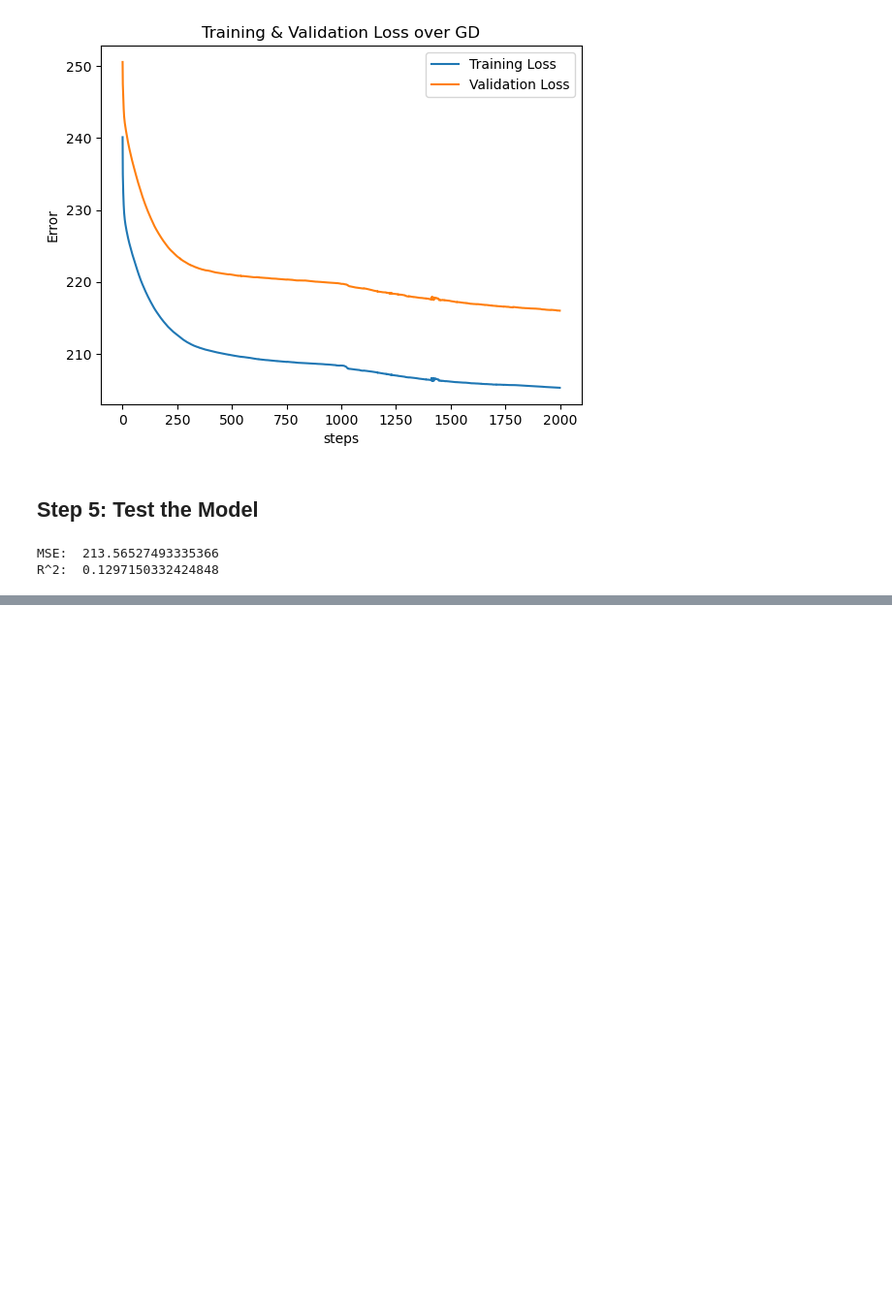
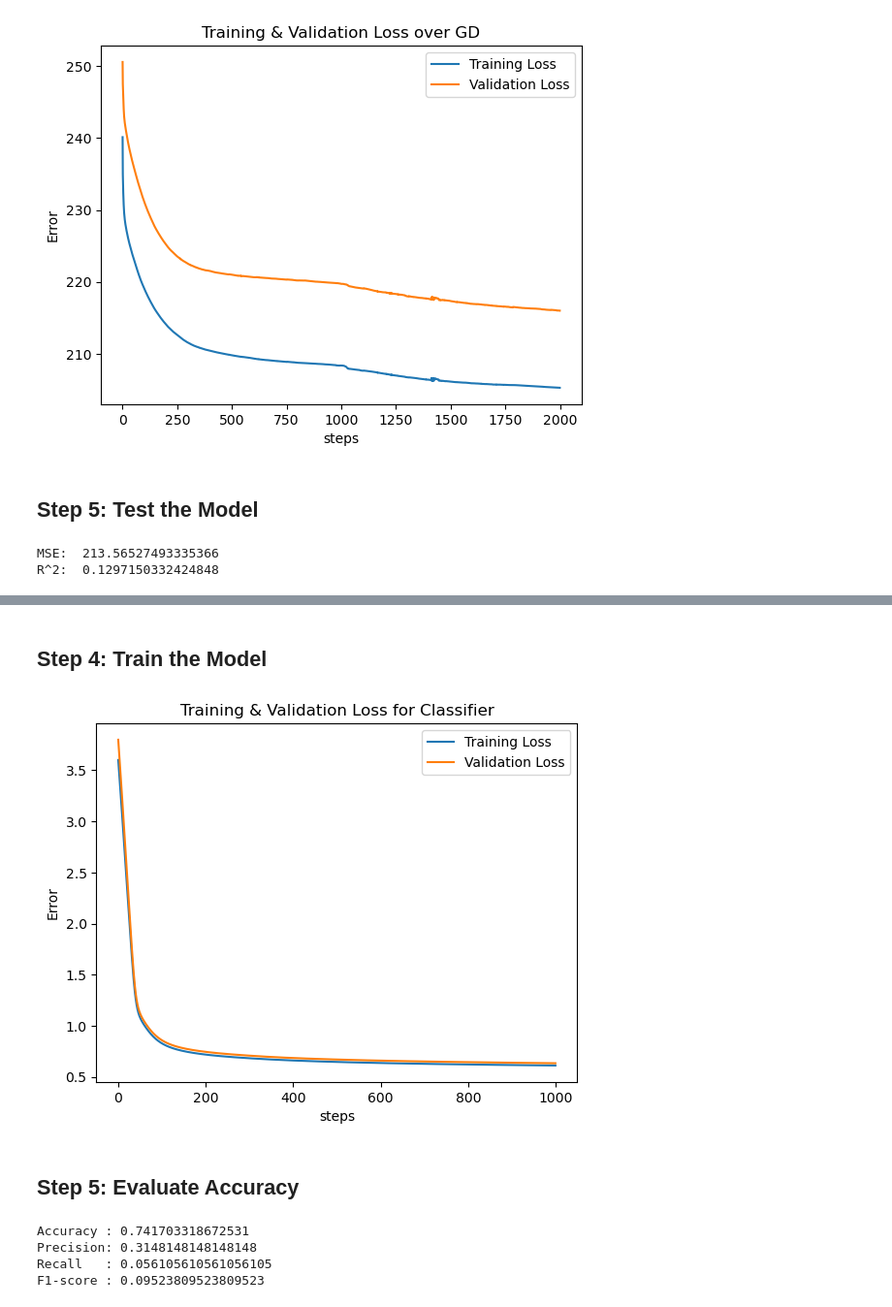
Before and after one commit to elattanzi/DS4420FinalProject, a Jupyter notebook: MLP.ipynb, the cells around one changed output, grey strips where cells are left out. Shown at 97% size. Saved outputs shown, nothing was run; the diff lists cells and outputs as text; code cells hidden in the pictures; blank space fills up the shorter version.

Commit message:
Add MLP Classifier

```diff
--- a/MLP.ipynb
+++ b/MLP.ipynb
@@ -220,0 +225,2 @@ R^2:  0.1297150332424848
+# %%
+df_cancer = pd.read_csv("pollution_cancer.csv")
@@ -220,0 +334,33 @@ R^2:  0.1297150332424848
+# %%
+def sigmoid(x):
+    return 1 / (1 + np.exp(-x))
+
+def f(X):
+    z1 = np.matmul(X, W1)
+    h1 = np.maximum(0, z1)
+    z2 = np.matmul(h1, W2)
+    h2 = np.maximum(0, z2)
+    z3 = np.matmul(h2, W3)
+    y_hat = sigmoid(z3)
+
+    return z1, h1, z2, h2, y_hat
+
+def dL_dW3(h2, diff, N):
+    return (1.0 / N) * np.matmul(h2.T, diff)
+
+def dL_dW2(h1, z2, diff, N):
+    dLdh2 = np.matmul(diff, W3.T)
+    dh2dz2 = _relu_derivative(z2)
+
+    dLdz2 = dLdh2 * dh2dz2
+    return (1.0 / N) * np.matmul(h1.T, dLdz2)
+
+def dL_dW1(z2, z1, diff, X, N):
+    dLdh2 = np.matmul(diff, W3.T)
+    dh2dz2 = _relu_derivative(z2)
+    dLdz2 = dLdh2 * dh2dz2
+
+    dh1dz1 = _relu_derivative(z1)
+    dz2dz1 = np.matmul(dLdz2, W2.T) * dh1dz1
+
+    return (1.0 / N) * np.matmul(X.T, dz2dz1)
@@ -220,0 +408,16 @@ R^2:  0.1297150332424848
+# %% [markdown]
+## Step 4: Train the Model
+# %%
+ls_train_loss, ls_val_loss = train_pipeline(X_train, y_train, X_val, y_val, epochs, eta, batch_size=64)
+
+plt.plot(range(epochs), ls_train_loss, label='Training Loss')
+plt.plot(range(epochs), ls_val_loss, label='Validation Loss')
+plt.title('Training & Validation Loss for Classifier')
+plt.xlabel('steps')
+plt.ylabel('Error')
+plt.legend()
+plt.show()
+# %% [output]
+[figure, added]
+# %% [markdown]
+## Step 5: Evaluate Accuracy
@@ -220,0 +426,18 @@ R^2:  0.1297150332424848
+# %%
+# predict probability
+_, _, _, _, y_proba = f(X_test)
+y_proba = y_proba.reshape(-1)
+
+y_pred = (y_proba >= 0.5).astype(int)
+
+y_true = y_test.reshape(-1).astype(int)
+
+print("Accuracy :", accuracy_score(y_true, y_pred))
+print("Precision:", precision_score(y_true, y_pred))
+print("Recall   :", recall_score(y_true, y_pred))
+print("F1-score :", f1_score(y_true, y_pred))
+# %% [output]
+Accuracy : 0.741703318672531
+Precision: 0.3148148148148148
+Recall   : 0.056105610561056105
+F1-score : 0.09523809523809523
```
Also changed, not shown: parts of 13 cells of this notebook, 1 other file.
